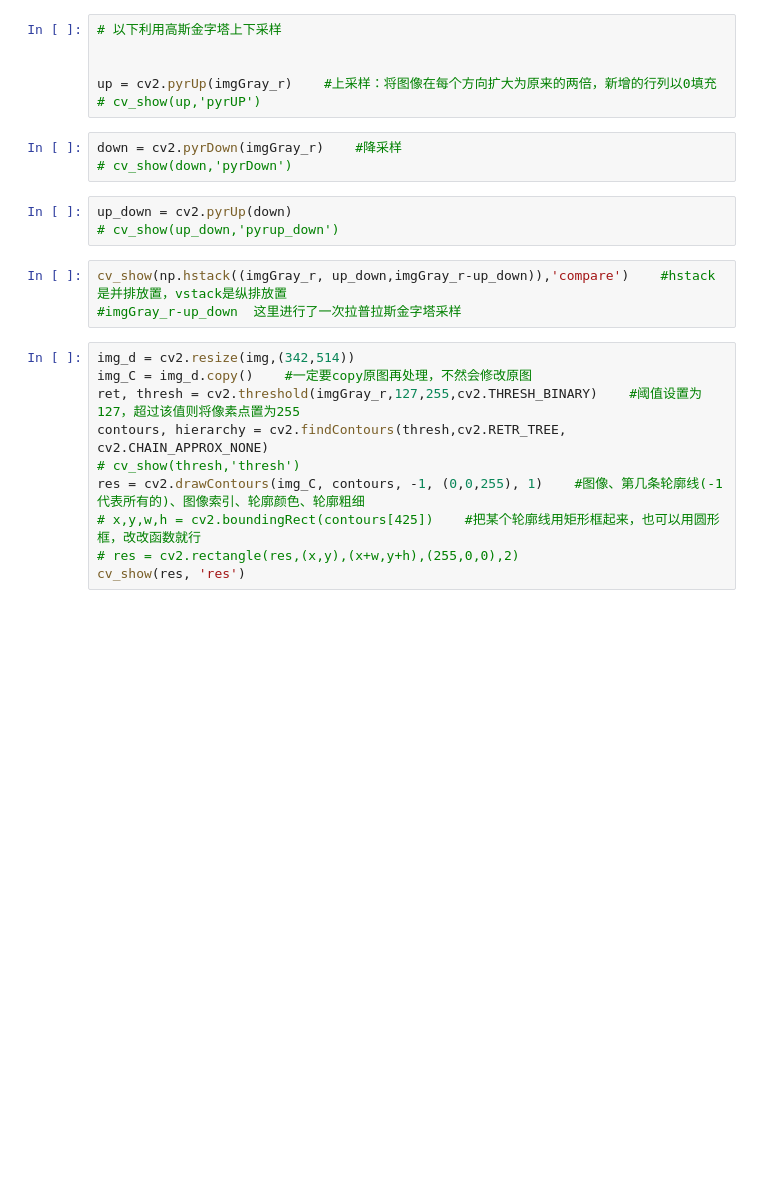
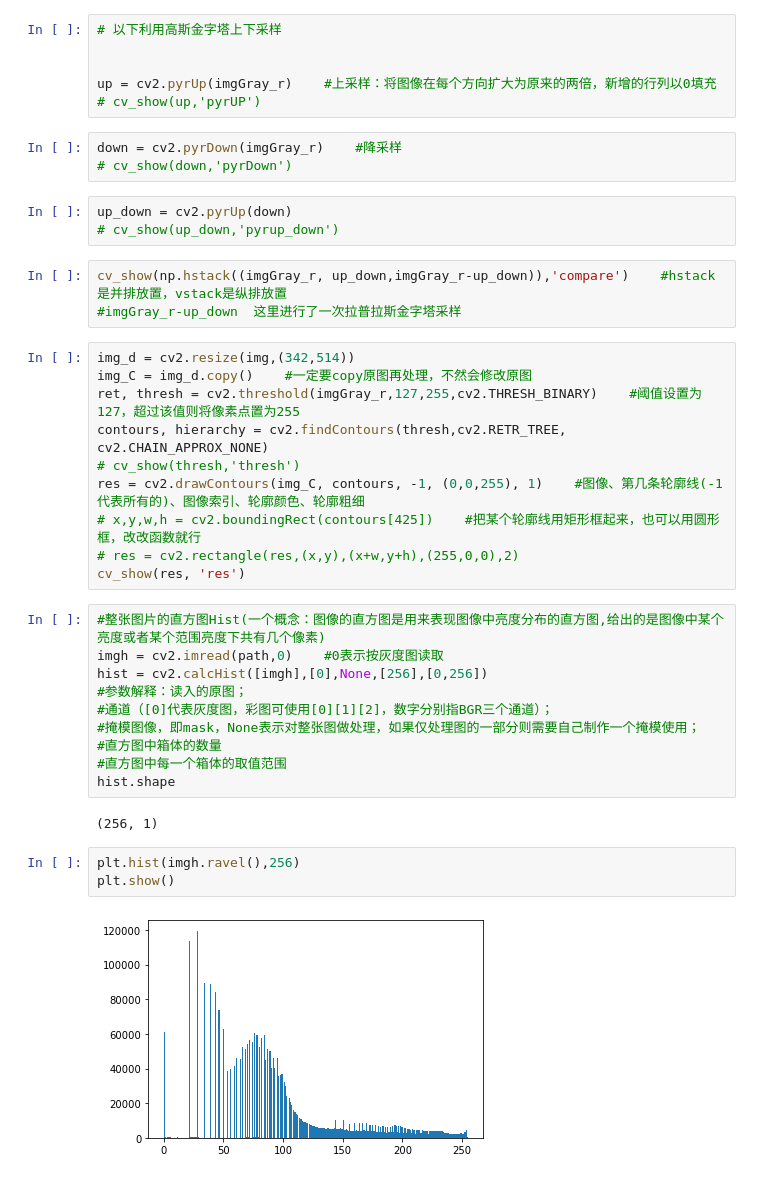
Before and after one commit to dogballlee/road_2_machine_learning, a Jupyter notebook: prjt_cv/monster_cv2.ipynb, the cells around one changed output. Saved outputs shown, nothing was run; the diff lists cells and outputs as text; blank space fills up the shorter version.

```diff
--- a/prjt_cv/monster_cv2.ipynb
+++ b/prjt_cv/monster_cv2.ipynb
@@ -55,3 +56,20 @@ res = cv2.drawContours(img_C, contours, -1, (0,0,255), 1)    #图像、第几条
 # x,y,w,h = cv2.boundingRect(contours[425])    #把某个轮廓线用矩形框起来，也可以用圆形框，改改函数就行
 # res = cv2.rectangle(res,(x,y),(x+w,y+h),(255,0,0),2)
 cv_show(res, 'res')
+# %%
+#整张图片的直方图Hist(一个概念：图像的直方图是用来表现图像中亮度分布的直方图,给出的是图像中某个亮度或者某个范围亮度下共有几个像素)
+imgh = cv2.imread(path,0)    #0表示按灰度图读取
+hist = cv2.calcHist([imgh],[0],None,[256],[0,256])
+#参数解释：读入的原图；
+#通道（[0]代表灰度图，彩图可使用[0][1][2]，数字分别指BGR三个通道）；
+#掩模图像，即mask，None表示对整张图做处理，如果仅处理图的一部分则需要自己制作一个掩模使用；
+#直方图中箱体的数量
+#直方图中每一个箱体的取值范围
+hist.shape
+# %% [output]
+(256, 1)
+# %%
+plt.hist(imgh.ravel(),256)
+plt.show()
+# %% [output]
+[figure, added]
```
Also changed, not shown: parts of 2 cells of this notebook.
